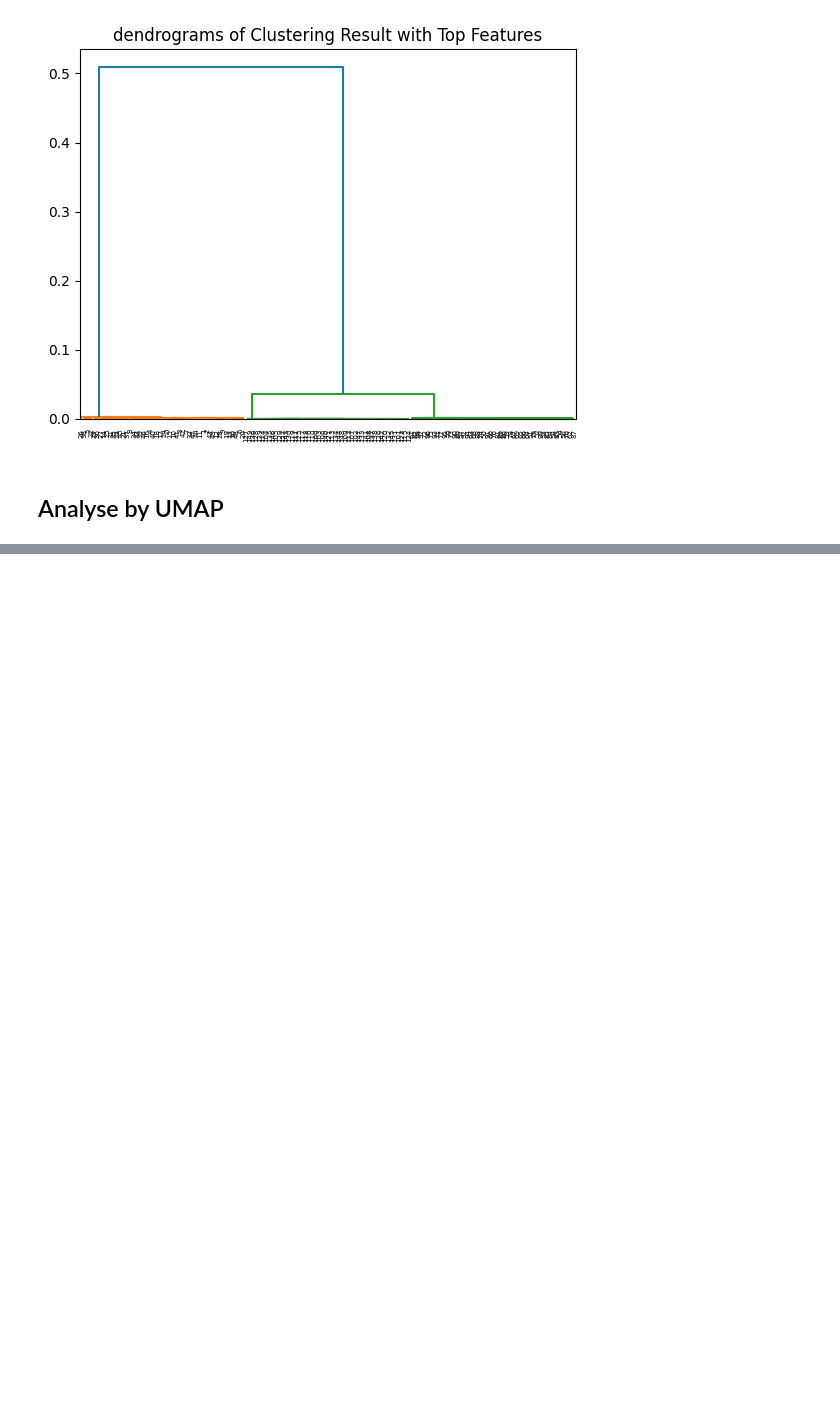
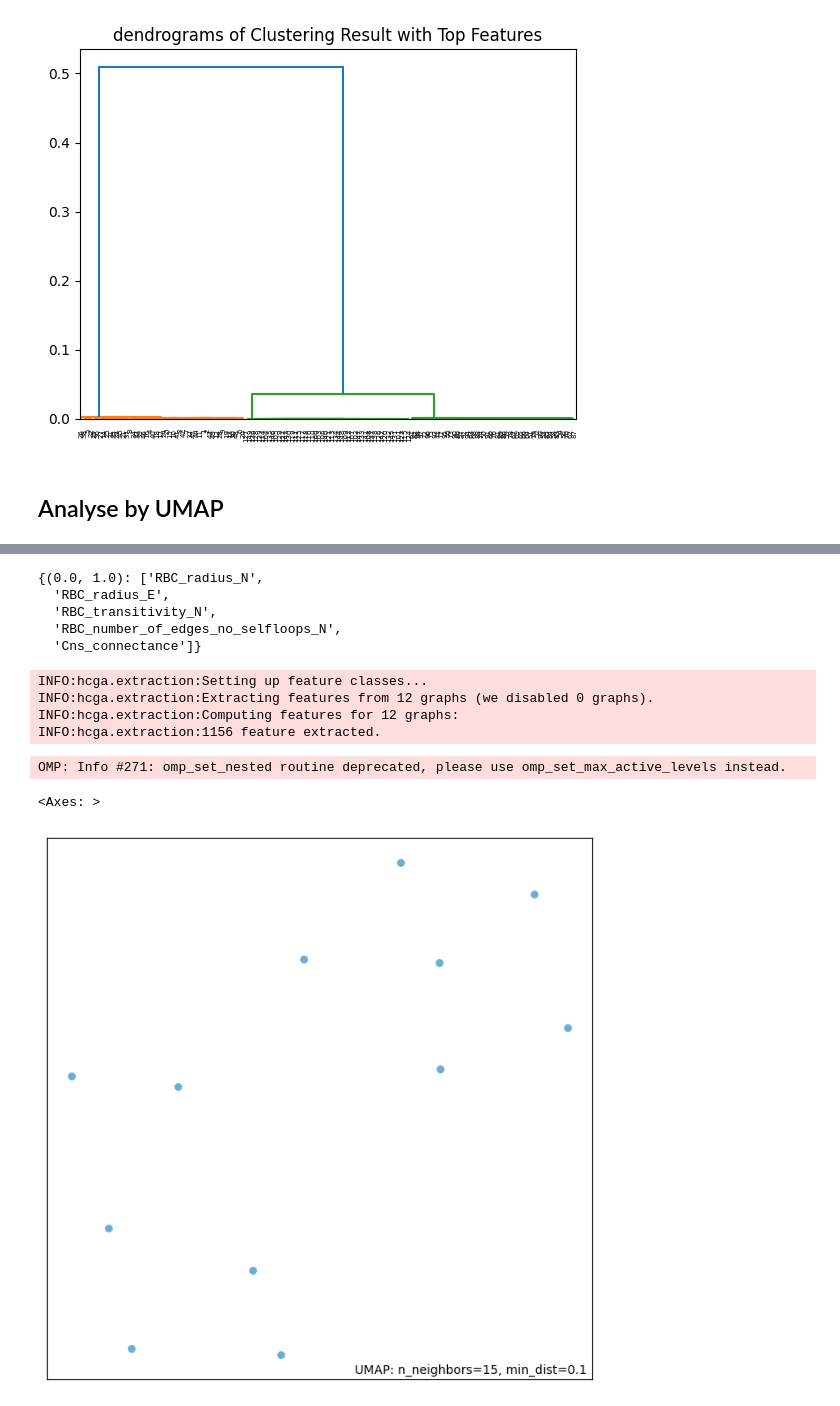
Before and after one commit to cccheryl0111/M2R_Group4, a Jupyter notebook: code.ipynb, the cells around one changed output, grey strips where cells are left out. Saved outputs shown, nothing was run; the diff lists cells and outputs as text; code cells hidden in the pictures; blank space fills up the shorter version.

Commit message:
real-world

```diff
--- a/code.ipynb
+++ b/code.ipynb
@@ -1483,0 +1699,8 @@ OMP: Info #271: omp_set_nested routine deprecated, please use omp_set_max_active
+# %%
+top_features
+# %% [output]
+{(0.0, 1.0): ['RBC_radius_N',
+  'RBC_radius_E',
+  'RBC_transitivity_N',
+  'RBC_number_of_edges_no_selfloops_N',
+  'Cns_connectance']}
@@ -1483,0 +1716,39 @@ OMP: Info #271: omp_set_nested routine deprecated, please use omp_set_max_active
+# %%
+# import hcga object
+from hcga.hcga import Hcga
+
+# define an object
+h = Hcga()
+# %%
+# extract features for the secondary dataset with no labels
+h.load_data(
+    "./datasets/real_graph/real_graph_dataset.pkl"
+)
+# %%
+# extracting all features here
+h.extract(mode="fast", n_workers=4, timeout=5)
+
+# saving all features into a pickle
+h.save_features("./results/real_graph/features.pkl")
+# %% [output]
+INFO:hcga.extraction:Setting up feature classes...
+INFO:hcga.extraction:Extracting features from 12 graphs (we disabled 0 graphs).
+INFO:hcga.extraction:Computing features for 12 graphs:
+INFO:hcga.extraction:1156 feature extracted.
+# %%
+from umap import UMAP, plot
+
+# substitute None terms in feature matrix with 0
+h.features.replace([np.inf, -np.inf], 0, inplace=True)
+h_dropped_real = h.features.fillna(0)
+
+matrix = np.nan_to_num(h.features, nan=0.0, posinf=0.0, neginf=0.0)
+
+map_real = UMAP().fit(h_dropped_real)
+
+%matplotlib inline
+plot.points(map_real)
+# %% [output]
+OMP: Info #271: omp_set_nested routine deprecated, please use omp_set_max_active_levels instead.
+<Axes: >
+[figure, added]
```
Also changed, not shown: parts of 33 cells of this notebook, 39 other files.
